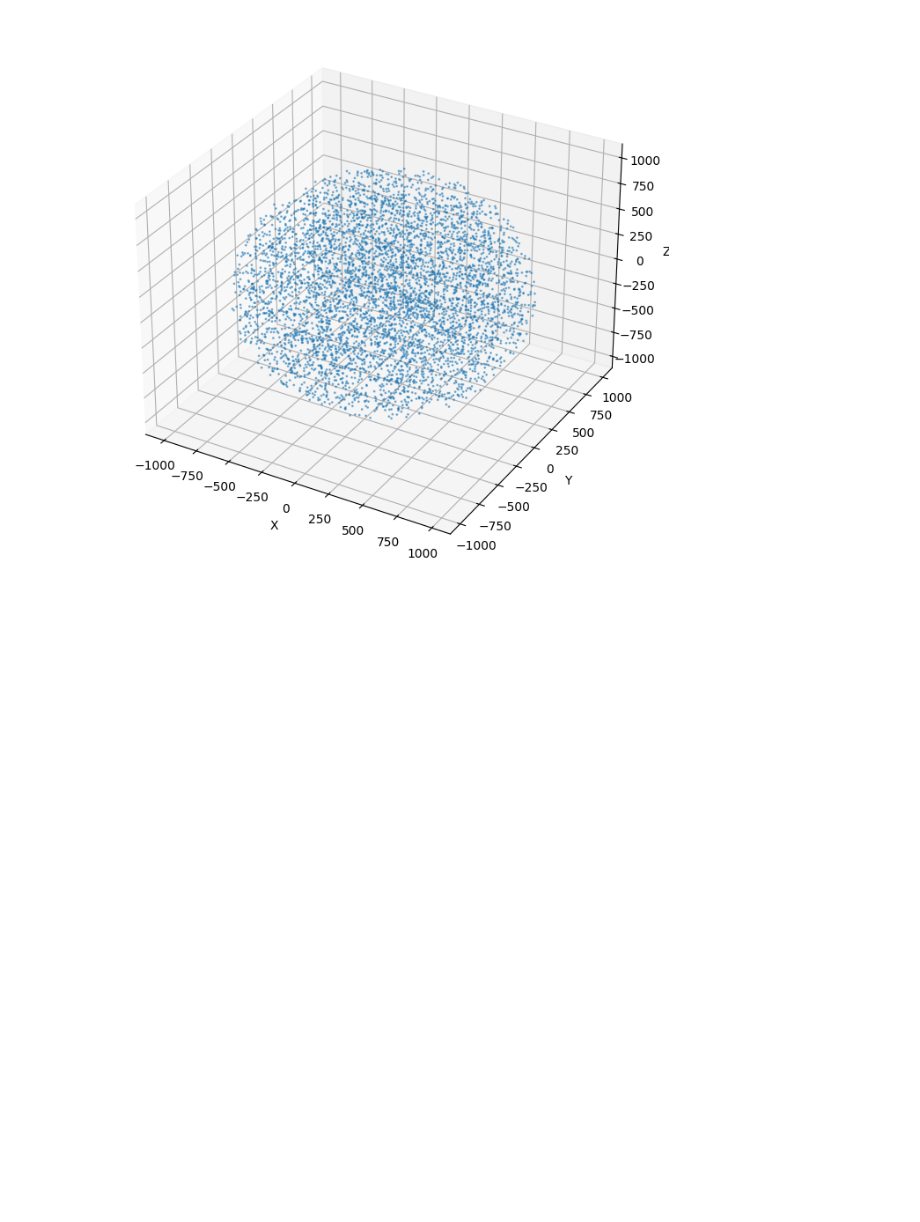
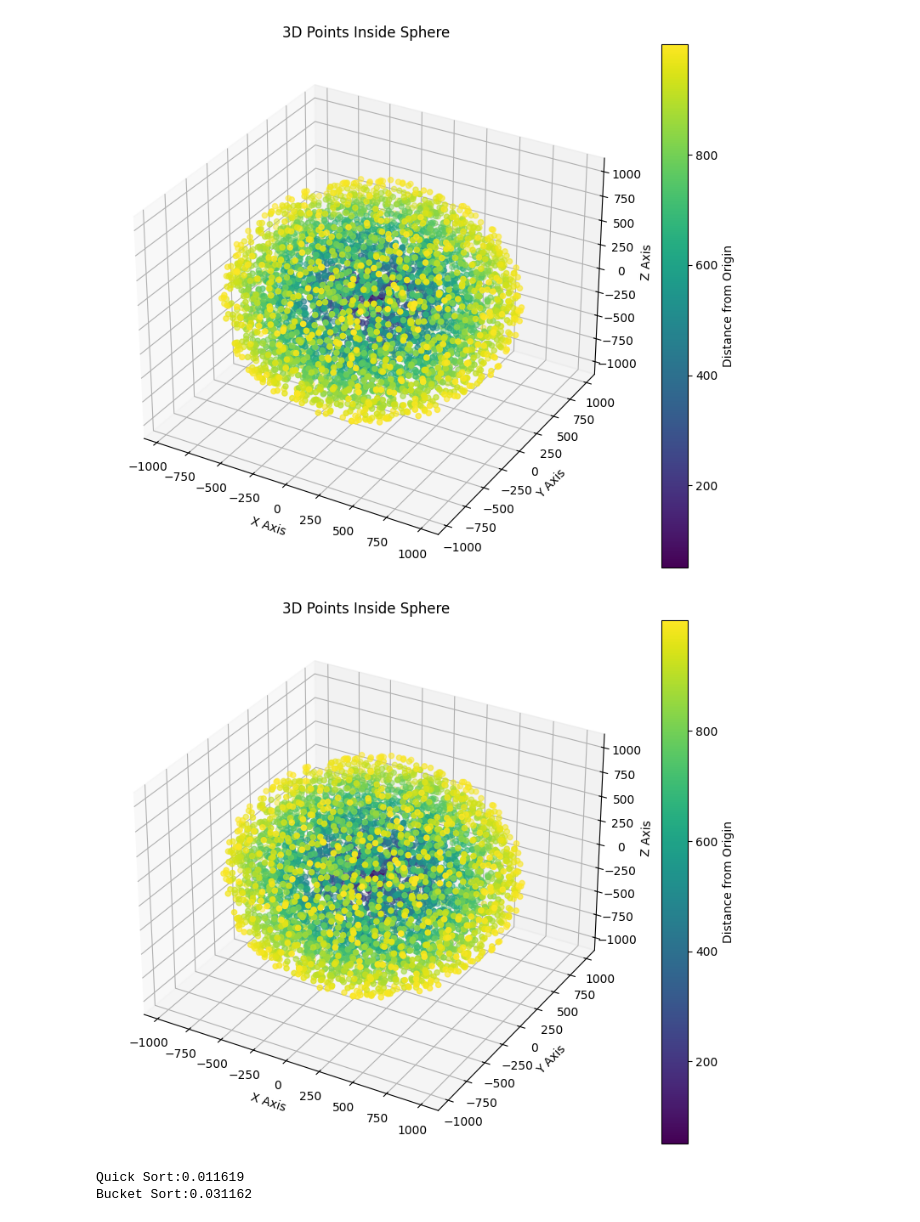
Before and after one commit to naveenkumarkk/algorithmics, a Jupyter notebook: homework/hw-3/exercise-4.ipynb, the cells around one changed output. Saved outputs shown, nothing was run; the diff lists cells and outputs as text; code cells hidden in the pictures; blank space fills up the shorter version.

```diff
--- a/homework/hw-3/exercise-4.ipynb
+++ b/homework/hw-3/exercise-4.ipynb
@@ -52,14 +97,0 @@ if __name__ == "__main__":
-# %%
-import matplotlib.pyplot as plt
-from mpl_toolkits.mplot3d import Axes3D
-
-# Visualize the 3D point cloud
-fig = plt.figure(figsize=(8, 8))
-ax = fig.add_subplot(111, projection='3d')
-ax.scatter(points[:, 0], points[:, 1], points[:, 2], s=1, alpha=0.5)
-ax.set_xlabel('X')
-ax.set_ylabel('Y')
-ax.set_zlabel('Z')
-plt.show()
-# %% [output]
-[figure, removed]
@@ -65,0 +137,28 @@ plt.show()
+# %%
+if __name__ == "__main__":
+    n_points = 10000  # Number of points to generate
+    radius = 1000  # Radius of the sphere
+    points = generate_points_in_sphere(n_points, radius)
+    distances = distances_from_origin(points)  # Calculate distances from the origin
+    start_time =time.time()
+    sorted_points = bucket_sort(distances, points)
+    bucket_sort_time = time.time() - start_time
+
+    # Convert sorted points back to an array (from list of tuples)
+    sorted_points_array = np.array([point for dist, point in sorted_points])
+    # Plot the sorted points
+    plot_points(sorted_points_array)
+    start_time = time.time()
+    quick_sorted_points = dual_pivot_quick_sort(distances, points)
+    quick_Sort_endtime = time.time() - start_time
+
+    quick_sorted_points_array = np.array(quick_sorted_points)
+    plot_points(quick_sorted_points_array)
+
+    print(f"Quick Sort:{quick_Sort_endtime:.6f}")
+    print(f"Bucket Sort:{bucket_sort_time:.6f}")
+# %% [output]
+[figure, added]
+[figure, added]
+Quick Sort:0.011619
+Bucket Sort:0.031162
```
Also changed, not shown: parts of 2 cells of this notebook, 2 other files.
